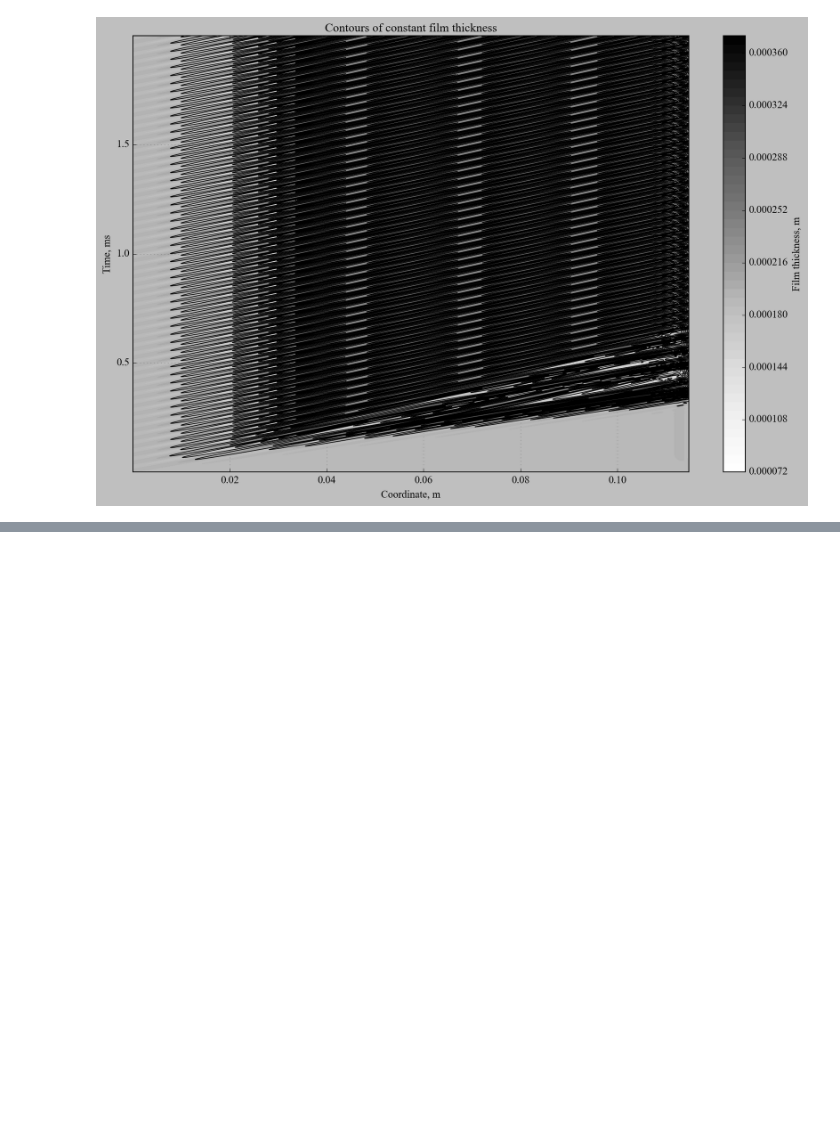
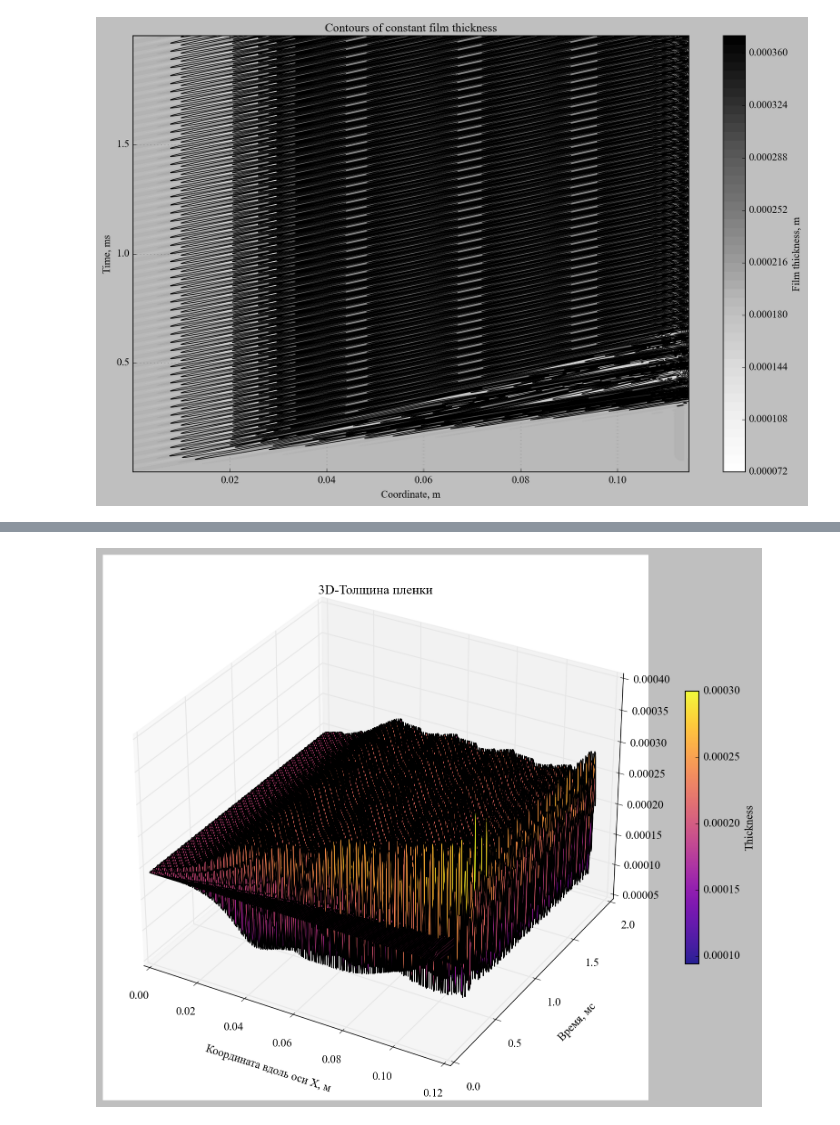
Before and after one commit to UlyanaGru/Fourier, a Jupyter notebook: postprocessing_mesh11.ipynb, the cells around one changed output, grey strips where cells are left out. Cells and saved outputs as stored; diff of their text form; code cells hidden in the pictures; blank space fills up the shorter version.

```diff
--- a/postprocessing_mesh11.ipynb
+++ b/postprocessing_mesh11.ipynb
@@ -406,0 +411,15 @@ plt.show()
+# %%
+fig = plt.figure(figsize=(14, 10))
+ax = fig.add_subplot(111, projection='3d')
+surf = ax.plot_surface(X, T, thickness, cmap='plasma', alpha=0.9)
+ax.set_xlabel('Координата вдоль оси X, м', labelpad=20)
+ax.set_ylabel('Время, мс', labelpad=20)
+#ax.set_zlabel('Film thickness, m', labelpad=20)
+ax.tick_params(axis='both', which='major', pad=10)
+plt.colorbar(surf, shrink=0.5, aspect=20, label='Thickness')
+plt.title('3D-Толщина пленки', fontsize=14)
+plt.savefig('figout/3Dsurf_r.png', dpi=300, bbox_inches='tight')
+
+plt.show()
+# %% [output]
+[figure, added]
```
Also changed, not shown: parts of 4 cells of this notebook, 5 other files.
